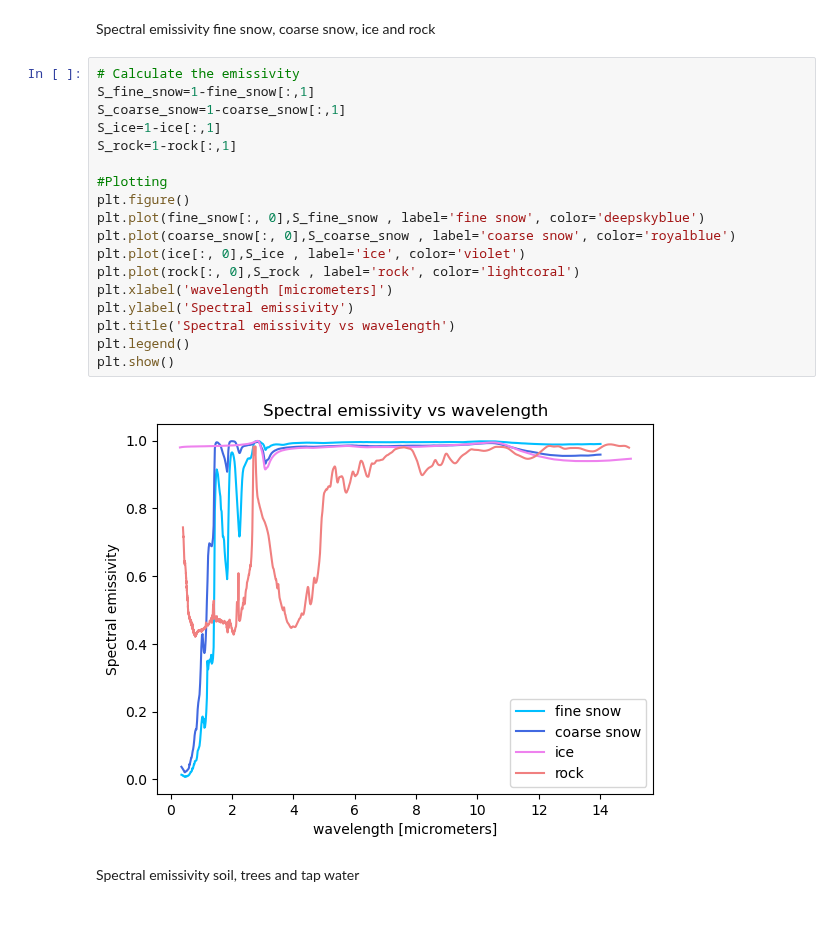
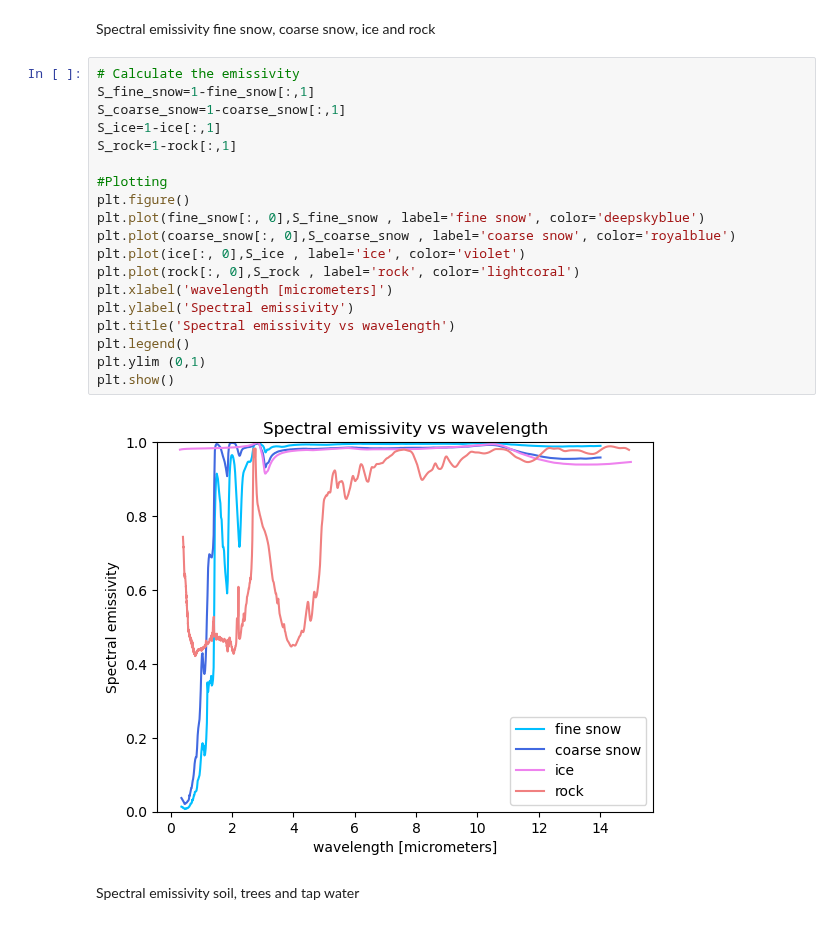
Before and after one commit to debnovalina/PPESO-Practical, a Jupyter notebook: Thermal remote sensing.ipynb, the cells around one changed output. Drawn from its saved outputs; the diff is of its cells as text.

```diff
--- a/Thermal remote sensing.ipynb
+++ b/Thermal remote sensing.ipynb
@@ -82,23 +83,24 @@ Spectral emissivity fine snow, coarse snow, ice and rock
 # %%
 # Calculate the emissivity
 S_fine_snow=1-fine_snow[:,1]
 S_coarse_snow=1-coarse_snow[:,1]
 S_ice=1-ice[:,1]
 S_rock=1-rock[:,1]
 
 #Plotting
 plt.figure()
 plt.plot(fine_snow[:, 0],S_fine_snow , label='fine snow', color='deepskyblue')
 plt.plot(coarse_snow[:, 0],S_coarse_snow , label='coarse snow', color='royalblue')
 plt.plot(ice[:, 0],S_ice , label='ice', color='violet')
 plt.plot(rock[:, 0],S_rock , label='rock', color='lightcoral')
 plt.xlabel('wavelength [micrometers]')
 plt.ylabel('Spectral emissivity')
 plt.title('Spectral emissivity vs wavelength')
 plt.legend()
+plt.ylim (0,1)
 plt.show()
 # %% [output]
-[figure, old version]
+[figure, new version]
 # %% [markdown]
 Spectral emissivity soil, trees and tap water
 # %%
```
Also changed, not shown: parts of 2 cells of this notebook.
